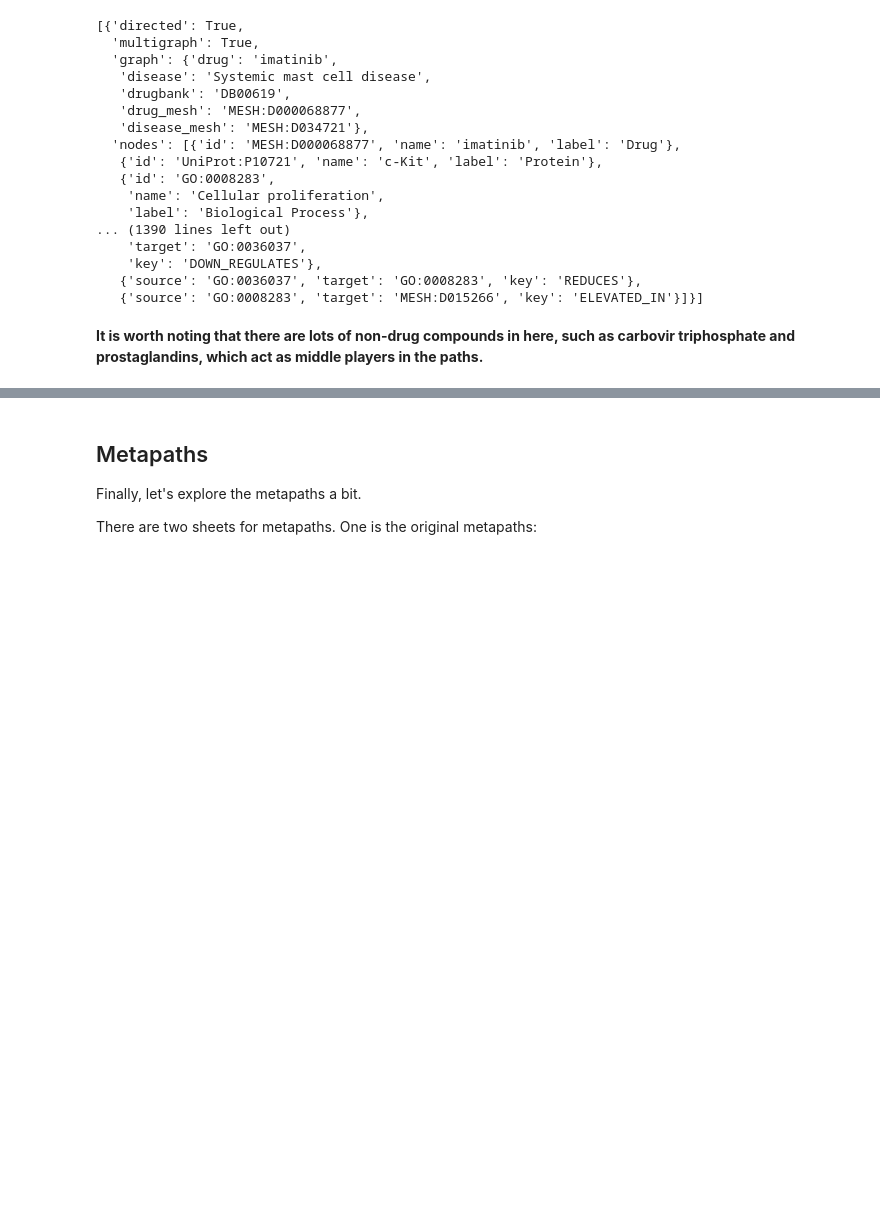
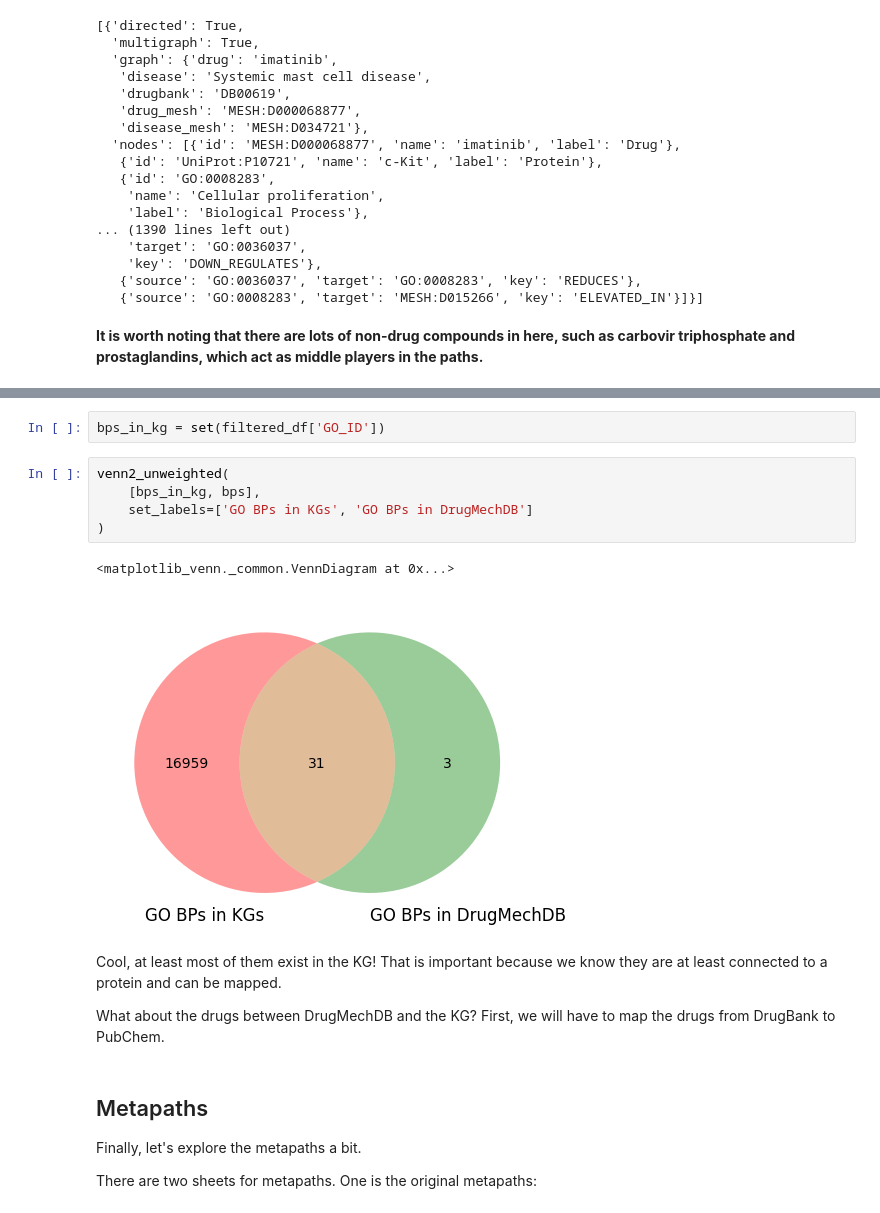
Before and after one commit to laurendelong21/MoA-Net, a Jupyter notebook: notebooks/exploration_drugmechdb.ipynb, the cells around one changed output, grey strips where cells are left out. Cells and saved outputs as stored; diff of their text form; blank space fills up the shorter version.

```diff
--- a/notebooks/exploration_drugmechdb.ipynb
+++ b/notebooks/exploration_drugmechdb.ipynb
@@ -184,3 +234,17 @@ bp_paths
+# %%
+bps_in_kg = set(filtered_df['GO_ID'])
+# %%
+venn2_unweighted(
+    [bps_in_kg, bps],
+    set_labels=['GO BPs in KGs', 'GO BPs in DrugMechDB']
+)
+# %% [output]
+<matplotlib_venn._common.VennDiagram at 0x...>
+[figure, added]
+# %% [markdown]
+Cool, at least most of them exist in the KG! That is important because we know they are at least connected to a protein and can be mapped.
+
+What about the drugs between DrugMechDB and the KG? First, we will have to map the drugs from DrugBank to PubChem.
 # %% [markdown]
 ## Metapaths
 
```
Also changed, not shown: parts of 14 cells of this notebook.
